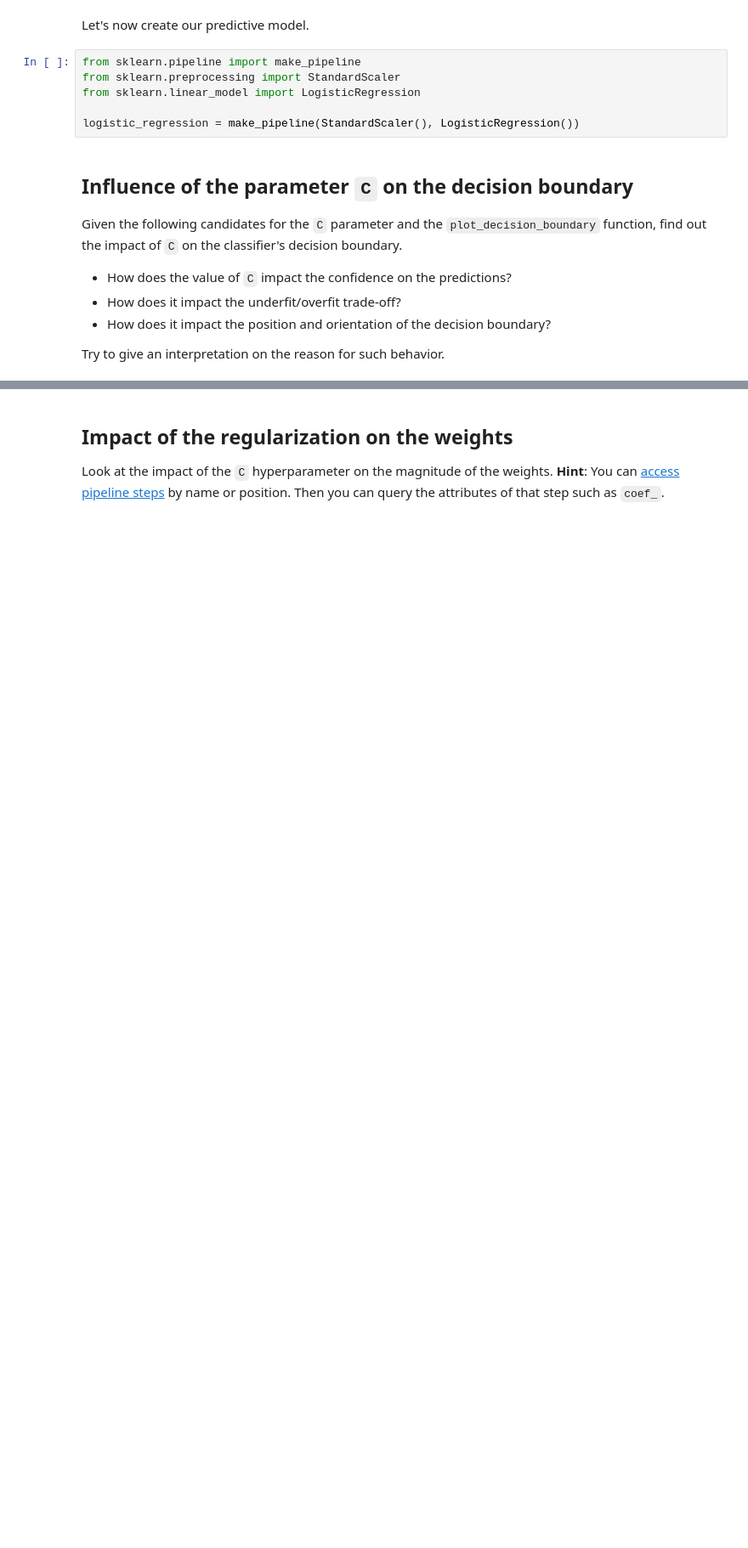
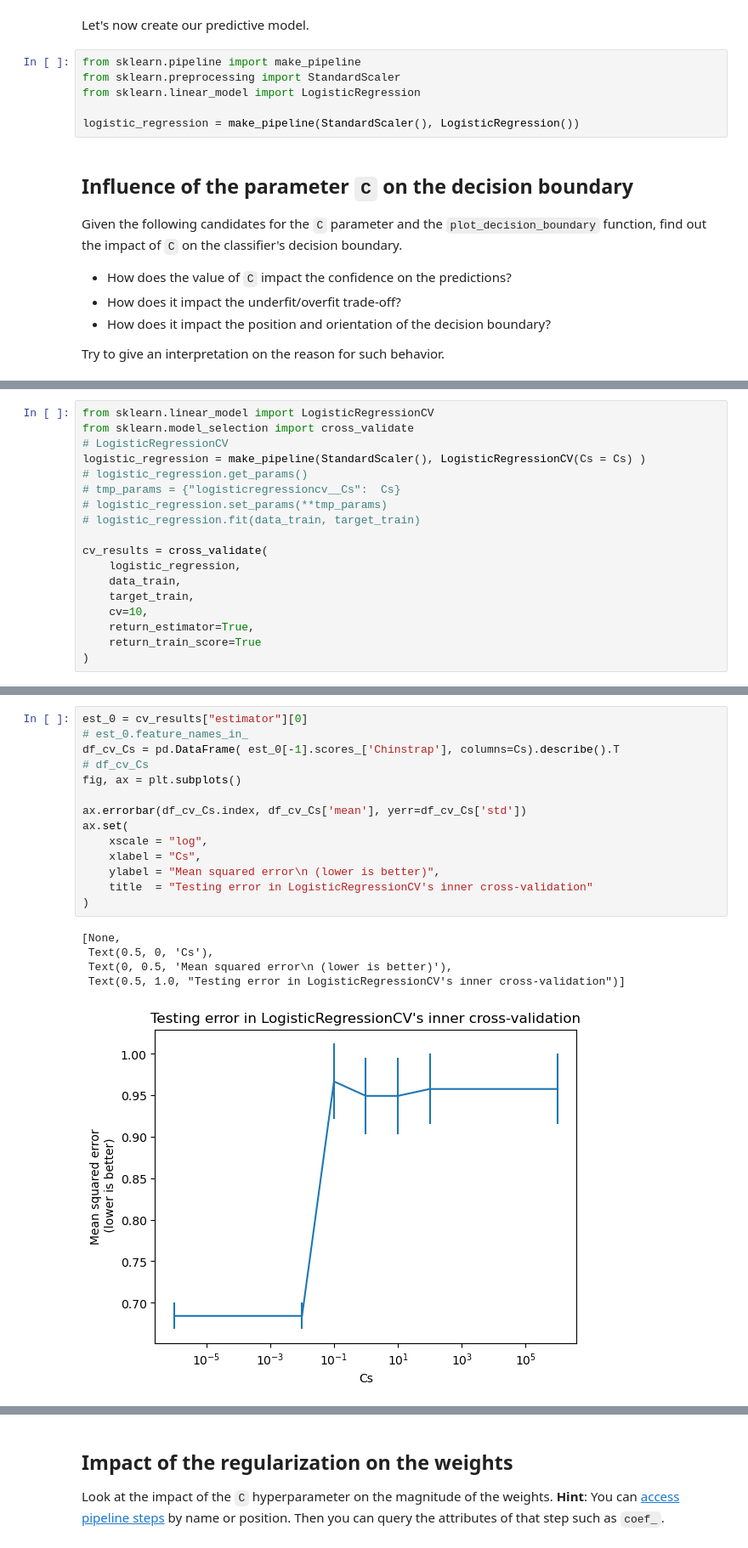
Before and after one commit to alfaceor/ceor_data, a Jupyter notebook: MachineLearning_Bucket/FunMooc/Notebooks/Chap04_Ex_M4_04.ipynb, the cells around one changed output, grey strips where cells are left out. Shown: that part at 85% size. Saved outputs shown, nothing was run; the diff lists cells and outputs as text; blank space fills up the shorter version.

```diff
--- a/MachineLearning_Bucket/FunMooc/Notebooks/Chap04_Ex_M4_04.ipynb
+++ b/MachineLearning_Bucket/FunMooc/Notebooks/Chap04_Ex_M4_04.ipynb
@@ -117,0 +131,18 @@ Cs = [1e-6, 0.01, 0.1, 1, 10, 100, 1e6]
+# %%
+from sklearn.linear_model import LogisticRegressionCV
+from sklearn.model_selection import cross_validate
+# LogisticRegressionCV
+logistic_regression = make_pipeline(StandardScaler(), LogisticRegressionCV(Cs = Cs) )
+# logistic_regression.get_params()
+# tmp_params = {"logisticregressioncv__Cs":  Cs}
+# logistic_regression.set_params(**tmp_params)
+# logistic_regression.fit(data_train, target_train)
+
+cv_results = cross_validate(
+    logistic_regression,
+    data_train,
+    target_train,
+    cv=10,
+    return_estimator=True,
+    return_train_score=True
+)
@@ -117,0 +157,20 @@ Cs = [1e-6, 0.01, 0.1, 1, 10, 100, 1e6]
+# %%
+est_0 = cv_results["estimator"][0]
+# est_0.feature_names_in_
+df_cv_Cs = pd.DataFrame( est_0[-1].scores_['Chinstrap'], columns=Cs).describe().T
+# df_cv_Cs
+fig, ax = plt.subplots()
+
+ax.errorbar(df_cv_Cs.index, df_cv_Cs['mean'], yerr=df_cv_Cs['std'])
+ax.set(
+    xscale = "log",
+    xlabel = "Cs",
+    ylabel = "Mean squared error\n (lower is better)",
+    title  = "Testing error in LogisticRegressionCV's inner cross-validation"
+)
+# %% [output]
+[None,
+ Text(0.5, 0, 'Cs'),
+ Text(0, 0.5, 'Mean squared error\n (lower is better)'),
+ Text(0.5, 1.0, "Testing error in LogisticRegressionCV's inner cross-validation")]
+[figure, added]
```
Also changed, not shown: parts of 13 cells of this notebook, 11 other files.
